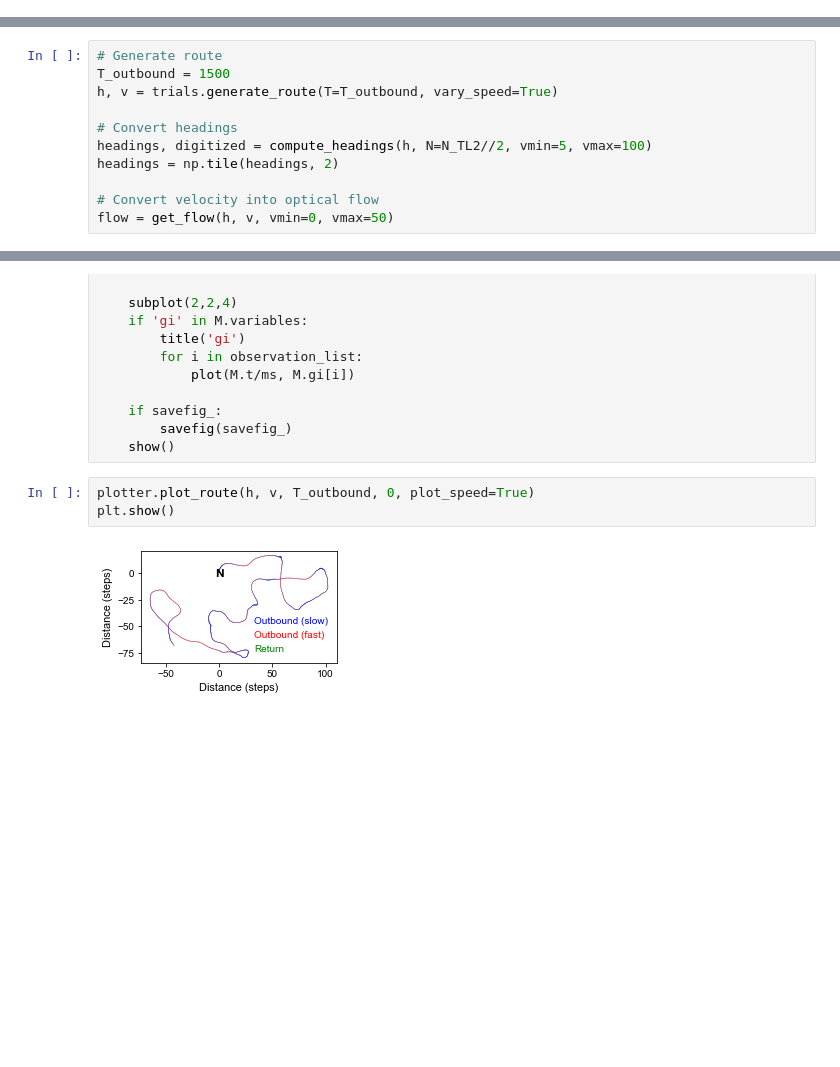
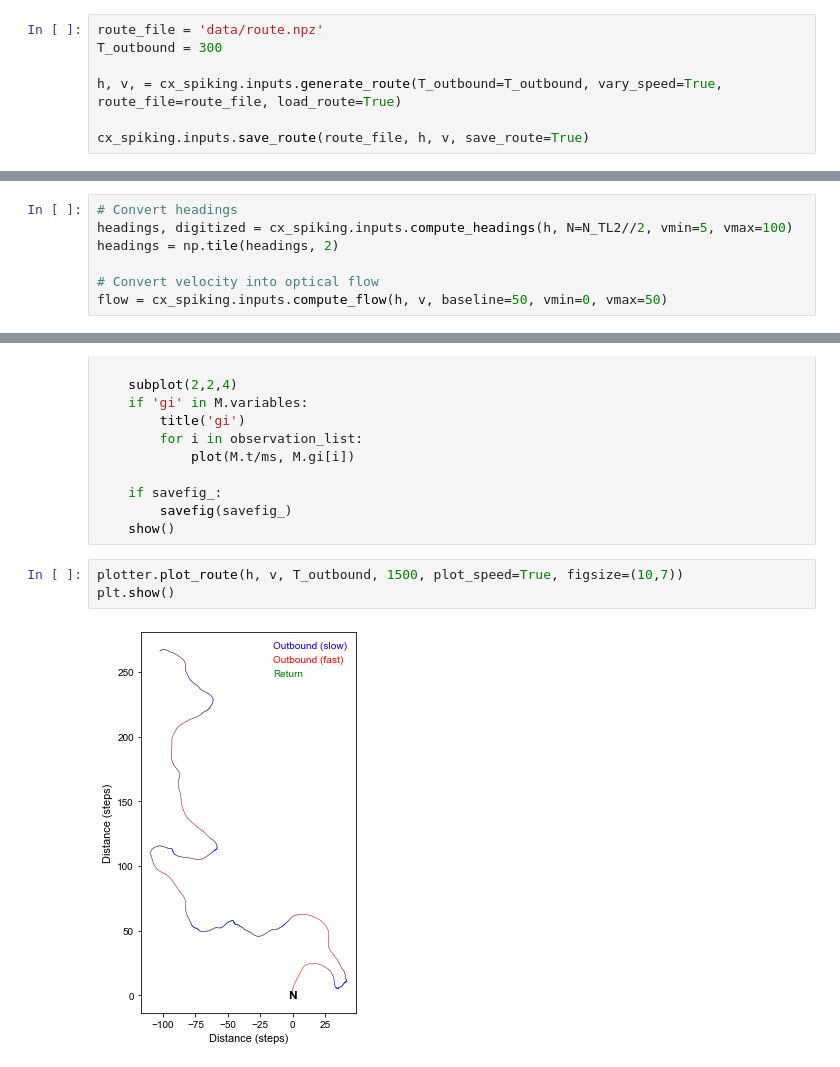
Before and after one commit to filippoferrari/CX_Path_Integration, a Jupyter notebook: notebooks/CX_model.ipynb, the cells around one changed output, grey strips where cells are left out. Saved outputs shown, nothing was run; the diff lists cells and outputs as text; blank space fills up the shorter version.

```diff
--- a/notebooks/CX_model.ipynb
+++ b/notebooks/CX_model.ipynb
@@ -84,0 +37,7 @@ def get_flow(heading, velocity, baseline=50, vmin=0, vmax=50, preferred_angle=np
+# %%
+route_file = 'data/route.npz'
+T_outbound = 300
+
+h, v, = cx_spiking.inputs.generate_route(T_outbound=T_outbound, vary_speed=True, route_file=route_file, load_route=True)
+
+cx_spiking.inputs.save_route(route_file, h, v, save_route=True)
@@ -85,14 +52,10 @@ def get_flow(heading, velocity, baseline=50, vmin=0, vmax=50, preferred_angle=np
 # %%
-# Generate route
-T_outbound = 1500
-h, v = trials.generate_route(T=T_outbound, vary_speed=True)
-
 # Convert headings
-headings, digitized = compute_headings(h, N=N_TL2//2, vmin=5, vmax=100)
+headings, digitized = cx_spiking.inputs.compute_headings(h, N=N_TL2//2, vmin=5, vmax=100)
 headings = np.tile(headings, 2)
 
 # Convert velocity into optical flow
-flow = get_flow(h, v, vmin=0, vmax=50)
+flow = cx_spiking.inputs.compute_flow(h, v, baseline=50, vmin=0, vmax=50)
 # %%
 start_scope()
 
@@ -369,10 +333,10 @@ def plot_stuff(M_spikes, M, name='', observation_list=[0], figsize=(10,7), savef
         savefig(savefig_)
     show()
 # %%
-plotter.plot_route(h, v, T_outbound, 0, plot_speed=True)
+plotter.plot_route(h, v, T_outbound, 1500, plot_speed=True, figsize=(10,7))
 plt.show()
 # %% [output]
-[figure, old version]
+[figure, new version]
 # %%
 figure(figsize=(10,5))
 bins = numpy.linspace(-np.pi, np.pi, 8+1)
```
Also changed, not shown: parts of 18 cells of this notebook, 2 other files.
